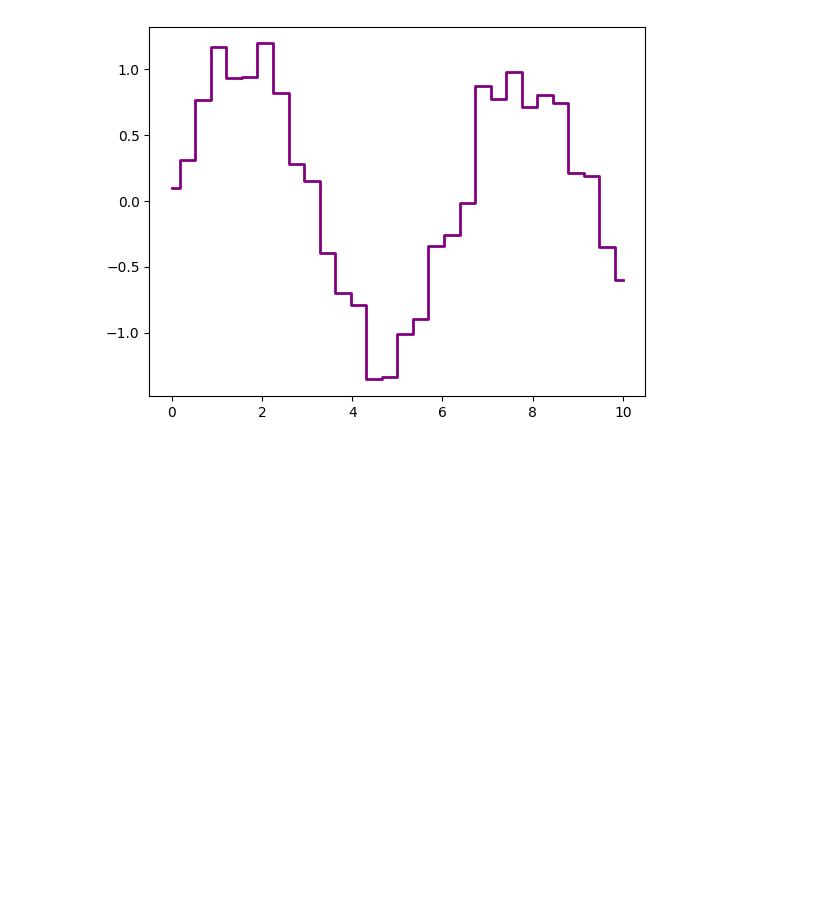
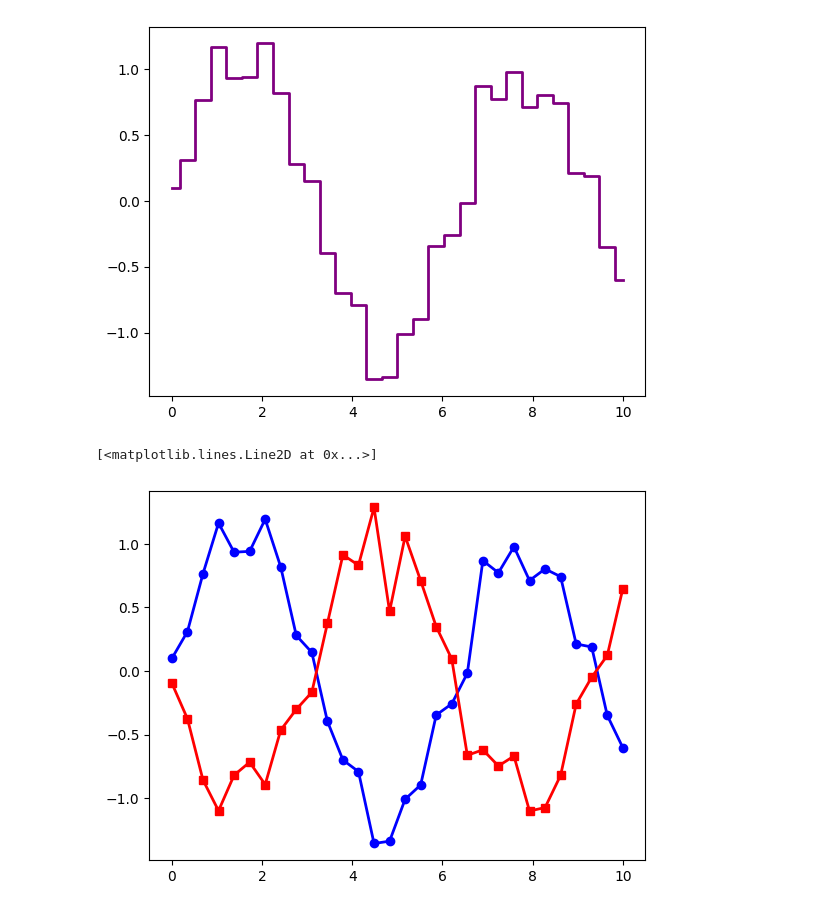
Before and after one commit to rvigneshwaran/datascience-implementations, a Jupyter notebook: 01-data-science-fundamentals/02-statistical-data-visualization/02-matplotlib-visualization/01-line-plot/01-line-plot.ipynb, the cells around one changed output. Cells and saved outputs as stored; diff of their text form; code cells hidden in the pictures; blank space fills up the shorter version.

Commit message:
Exploring options in Line Plot

```diff
--- a/01-data-science-fundamentals/02-statistical-data-visualization/02-matplotlib-visualization/01-line-plot/01-line-plot.ipynb
+++ b/01-data-science-fundamentals/02-statistical-data-visualization/02-matplotlib-visualization/01-line-plot/01-line-plot.ipynb
@@ -222,3 +222,11 @@ plt.step(x, y, label='Stepped Line', color='purple', linewidth=2, where='mid')
 # %% [output]
 [<matplotlib.lines.Line2D at 0x...>]
 [figure]
+# %%
+# Example 26: Stacked Lines
+y_negative = -np.sin(x) + np.random.normal(0, 0.2, 30)
+plt.plot(x, y, label='Sin(x) + Noise', color='blue', marker='o', linestyle='-', linewidth=2)
+plt.plot(x, y_negative, label='Negative Sin(x) + Noise', color='red', marker='s', linestyle='-', linewidth=2)
+# %% [output]
+[<matplotlib.lines.Line2D at 0x...>]
+[figure, added]
```
Also changed, not shown: parts of 3 cells of this notebook.
